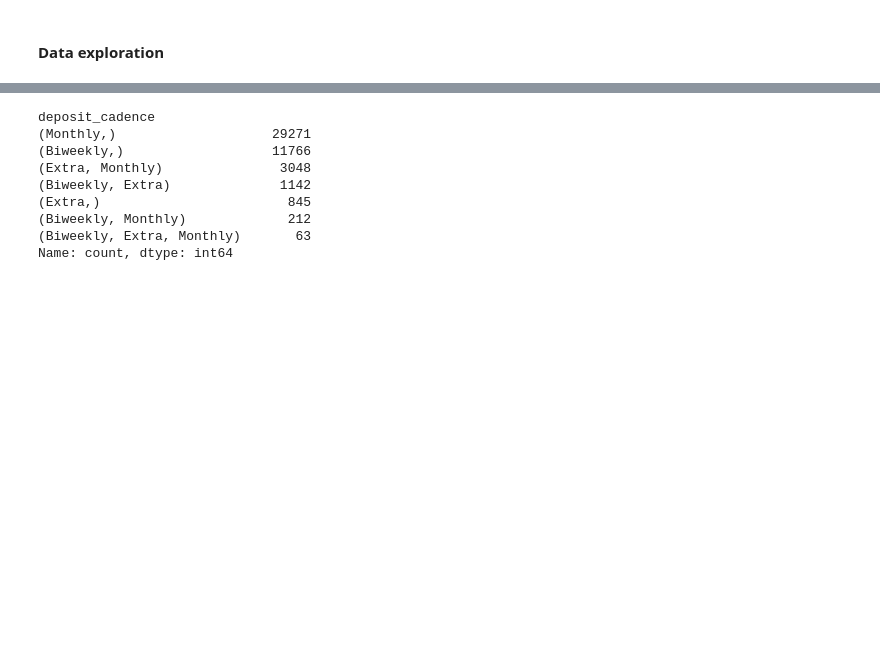
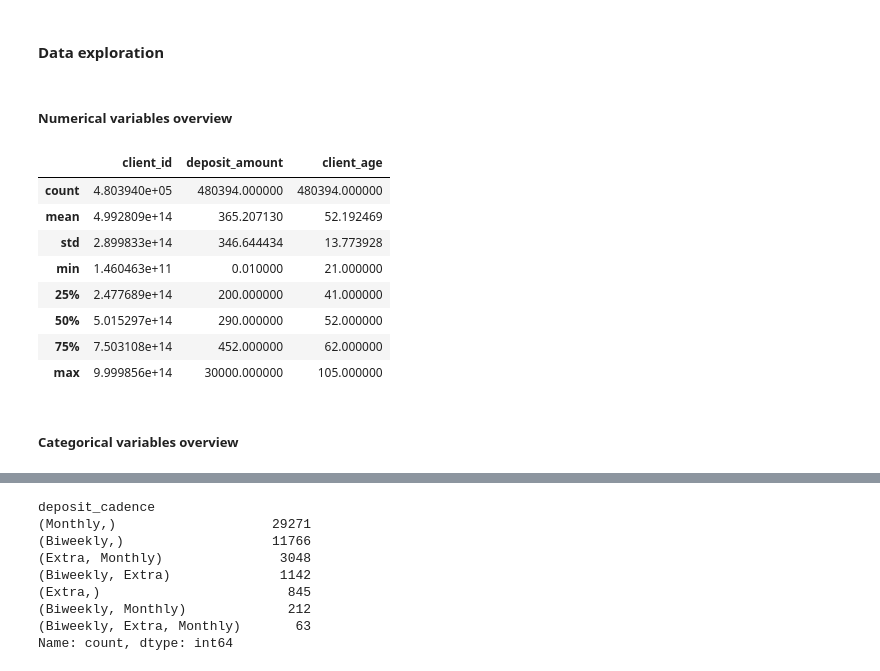
Before and after one commit to J-ZW-Wang/ss_data_project, a Jupyter notebook: Freedom_Debt_Relief_Marketing_Compaign_Results/Marketing_Campaign_Results.ipynb, the cells around one changed output, grey strips where cells are left out. Saved outputs shown, nothing was run; the diff lists cells and outputs as text; code cells hidden in the pictures; blank space fills up the shorter version.

```diff
--- a/Freedom_Debt_Relief_Marketing_Compaign_Results/Marketing_Campaign_Results.ipynb
+++ b/Freedom_Debt_Relief_Marketing_Compaign_Results/Marketing_Campaign_Results.ipynb
@@ -40,3 +41,19 @@ master = deposit.merge(client, on="client_id", how="left").merge(
 )
 # %% [markdown]
 #### Data exploration
+# %% [markdown]
+##### Numerical variables overview
+# %%
+master.describe()
+# %% [output]
+|  | client_id | deposit_amount | client_age |
+| count | 4.803940e+05 | 480394.000000 | 480394.000000 |
+| mean | 4.992809e+14 | 365.207130 | 52.192469 |
+| std | 2.899833e+14 | 346.644434 | 13.773928 |
+| min | 1.460463e+11 | 0.010000 | 21.000000 |
+| 25% | 2.477689e+14 | 200.000000 | 41.000000 |
+| 50% | 5.015297e+14 | 290.000000 | 52.000000 |
+| 75% | 7.503108e+14 | 452.000000 | 62.000000 |
+| max | 9.999856e+14 | 30000.000000 | 105.000000 |
+# %% [markdown]
+##### Categorical variables overview
```
Also changed, not shown: parts of 19 cells of this notebook.
